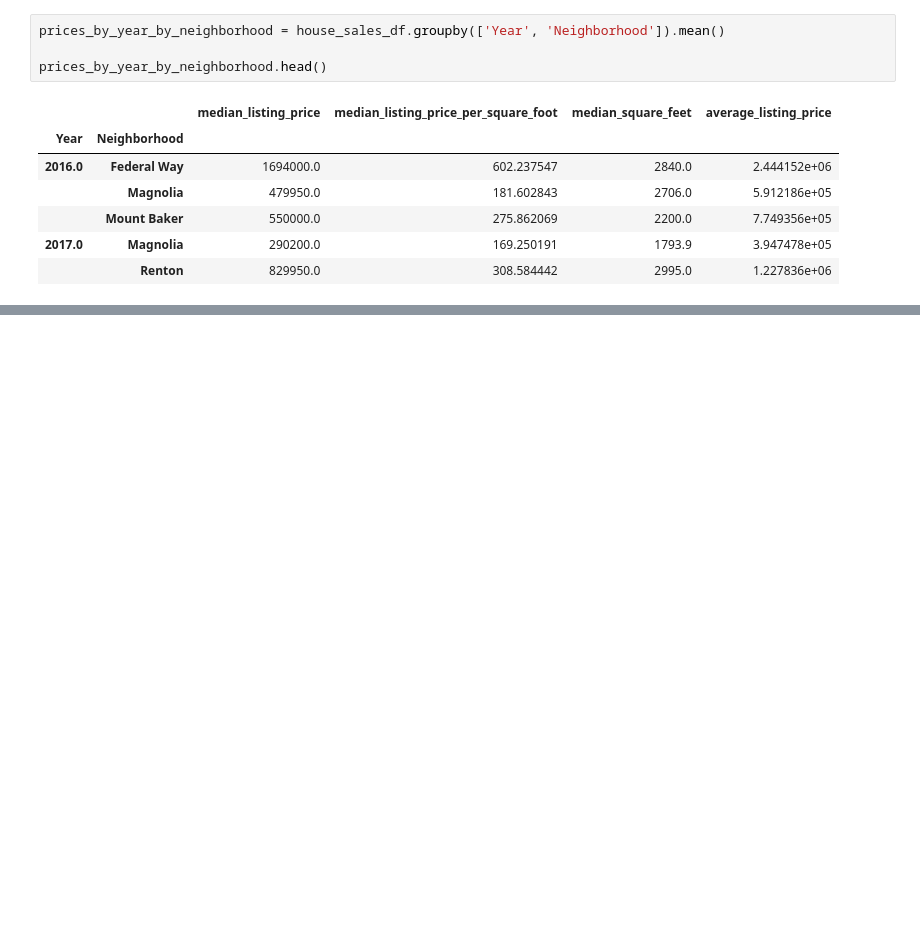
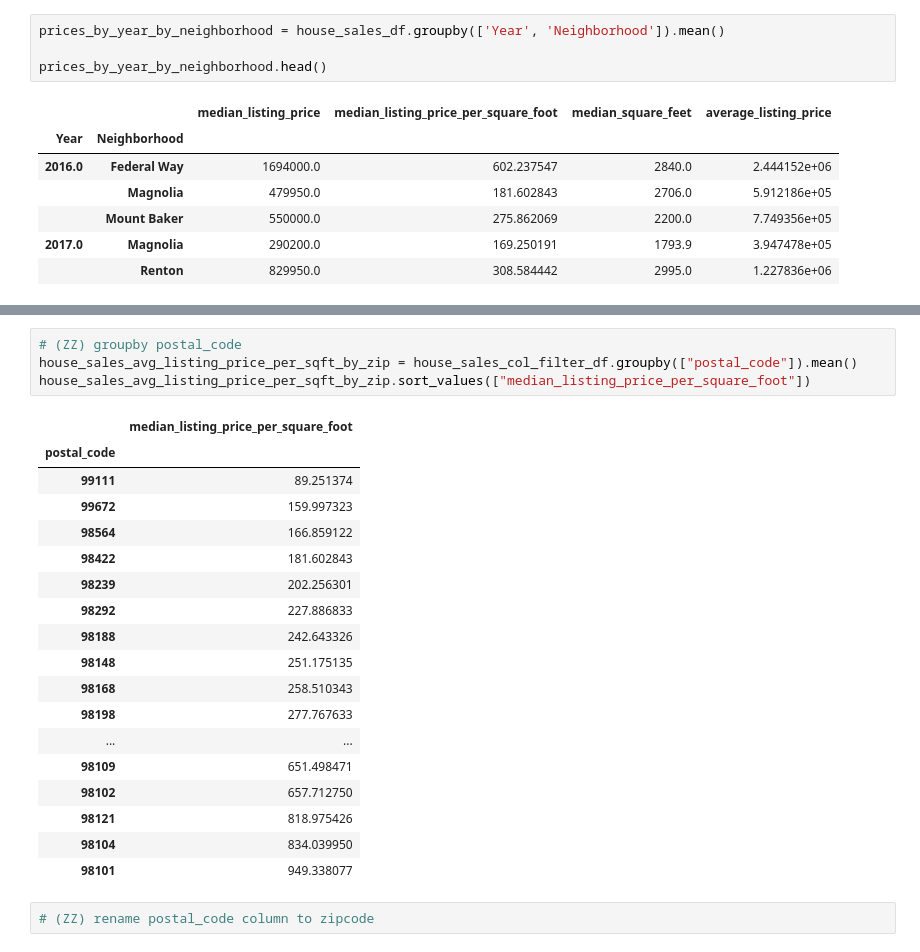
Before and after one commit to NehaJantre/1-Rental-Income-Home-Evaluator-Application, a Jupyter notebook: main.ipynb, the cells around one changed output, grey strips where cells are left out. Cells and saved outputs as stored; diff of their text form; blank space fills up the shorter version.

```diff
--- a/main.ipynb
+++ b/main.ipynb
@@ -346,0 +400,25 @@ price_per_sq_foot
+# %%
+# (ZZ) groupby postal_code
+house_sales_avg_listing_price_per_sqft_by_zip = house_sales_col_filter_df.groupby(["postal_code"]).mean()
+house_sales_avg_listing_price_per_sqft_by_zip.sort_values(["median_listing_price_per_square_foot"])
+# %% [output]
+|  | median_listing_price_per_square_foot |
+| postal_code |  |
+| 99111 | 89.251374 |
+| 99672 | 159.997323 |
+| 98564 | 166.859122 |
+| 98422 | 181.602843 |
+| 98239 | 202.256301 |
+| 98292 | 227.886833 |
+| 98188 | 242.643326 |
+| 98148 | 251.175135 |
+| 98168 | 258.510343 |
+| 98198 | 277.767633 |
+| ... | ... |
+| 98109 | 651.498471 |
+| 98102 | 657.712750 |
+| 98121 | 818.975426 |
+| 98104 | 834.039950 |
+| 98101 | 949.338077 |
+# %%
+# (ZZ) rename postal_code column to zipcode
```
Also changed, not shown: parts of 7 cells of this notebook.
